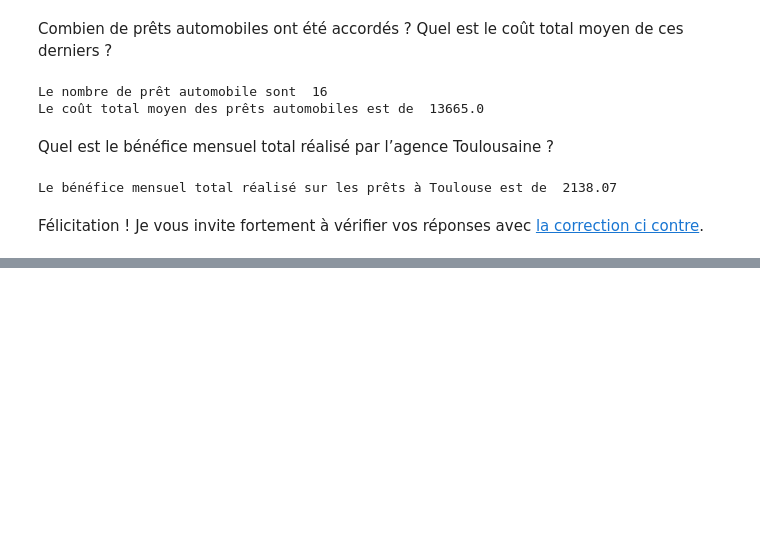
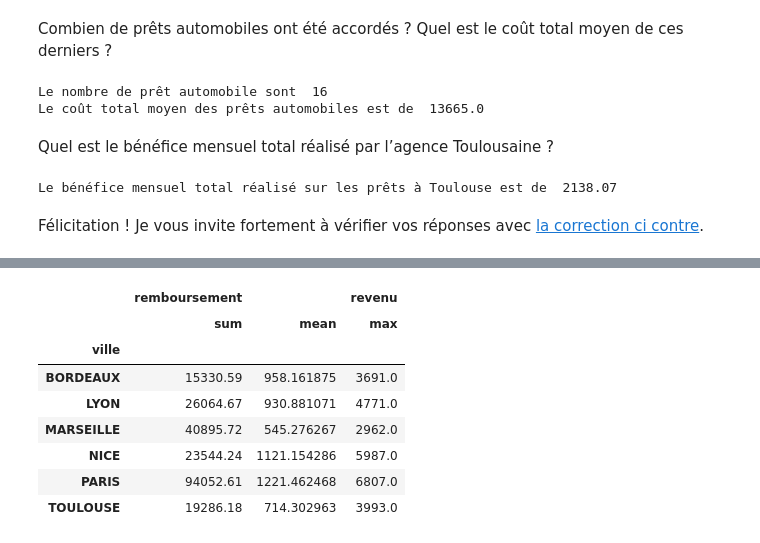
Before and after one commit to ChristianMDG/DataScience, a Jupyter notebook: notebooks/P2/P2C3 - Filtrez les données du data frame.ipynb, the cells around one changed output, grey strips where cells are left out. Drawn from its saved outputs; the diff is of its cells as text; code cells hidden in the pictures; blank space fills up the shorter version.

```diff
--- a/notebooks/P2/P2C3 - Filtrez les données du data frame.ipynb
+++ b/notebooks/P2/P2C3 - Filtrez les données du data frame.ipynb
@@ -98,0 +155,13 @@ Félicitation ! Je vous invite fortement à vérifier vos réponses avec [la cor
+# %%
+prets.groupby('ville').agg({'remboursement': ['sum', 'mean'],
+    'revenu': 'max'})
+# %% [output]
+|  | remboursement |  | revenu |
+|  | sum | mean | max |
+| ville |  |  |  |
+| BORDEAUX | 15330.59 | 958.161875 | 3691.0 |
+| LYON | 26064.67 | 930.881071 | 4771.0 |
+| MARSEILLE | 40895.72 | 545.276267 | 2962.0 |
+| NICE | 23544.24 | 1121.154286 | 5987.0 |
+| PARIS | 94052.61 | 1221.462468 | 6807.0 |
+| TOULOUSE | 19286.18 | 714.302963 | 3993.0 |
```
Also changed, not shown: parts of 5 cells of this notebook.
